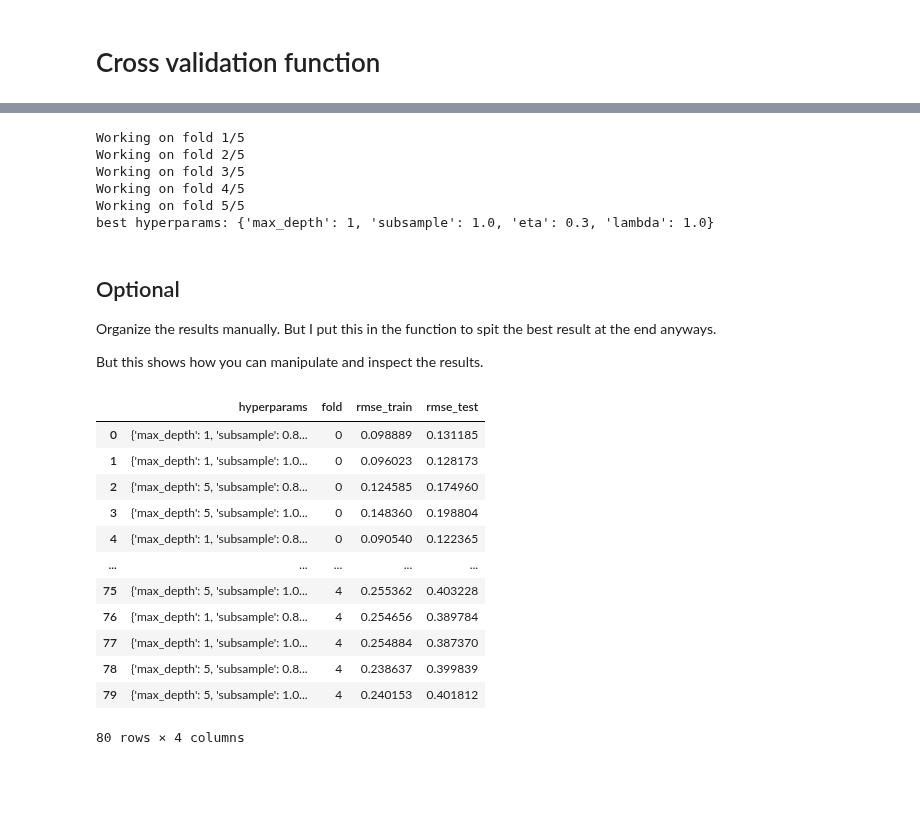
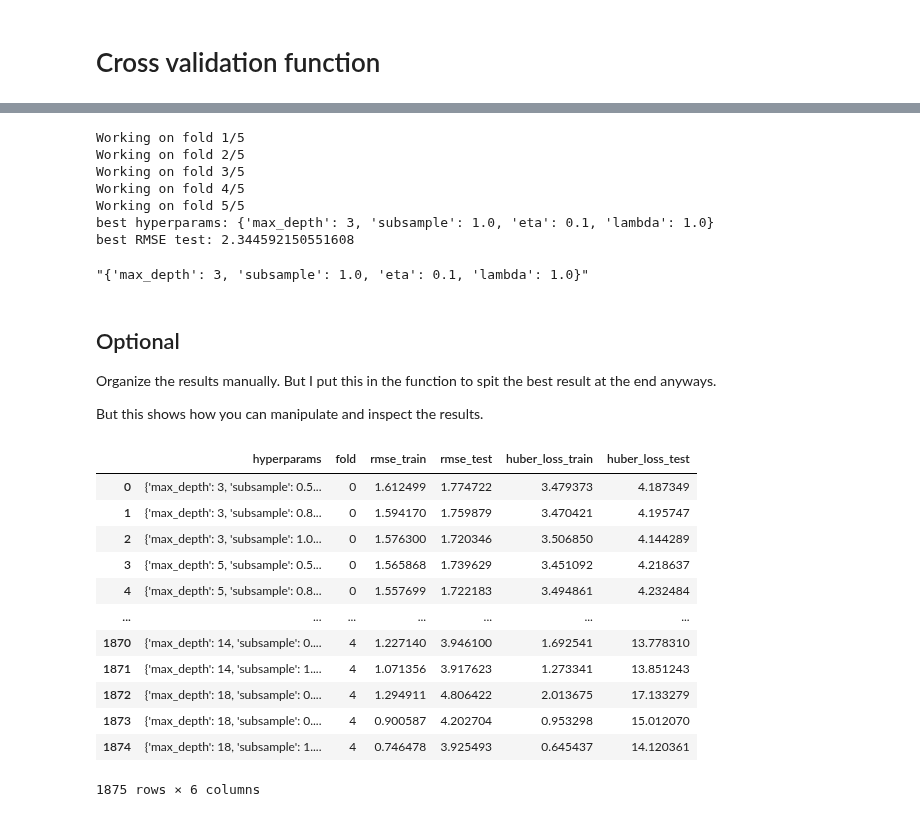
Before and after one commit to mattslyons/JLPS_capstone_project, a Jupyter notebook: modeling/anand_backup/2nd_stage_cv_func_anand.ipynb, the cells around one changed output, grey strips where cells are left out. Cells and saved outputs as stored; diff of their text form; code cells hidden in the pictures; blank space fills up the shorter version.

```diff
--- a/modeling/anand_backup/2nd_stage_cv_func_anand.ipynb
+++ b/modeling/anand_backup/2nd_stage_cv_func_anand.ipynb
@@ -854,0 +1074,8 @@ def time_series_cv(
+# %%
+predictor_name_s2 = target_name_s1 + "_hat"
+
+df_model_s2 = df_model_s1.dropna(subset=([y_var_s2, predictor_name_s2] + fixed_effects_cols))
+df_model_s2 = df_model_s2.sort_values('year_month').reset_index(drop=True)
+
+print(f"Size of 2nd stage df before filtering for modeling: {df_model_s1.shape}")
+print(f"Size of 2nd stage df after filtering for modeling: {df_model_s2.shape}")
@@ -854,0 +1126,11 @@ def time_series_cv(
+# %%
+stage2_params_best = {'max_depth': 18, 'subsample': 1.0, 'eta': 0.01, 'lambda': 1.0, 'n_estimators': 180}
+X = df_model_s2[[predictor_name_s2] + fixed_effects_cols]
+y = df_model_s2[y_var_s2]
+
+xgbr_s2_best = xgb.XGBRegressor(**stage2_params_best, random_state=20)
+xgbr_s2_best.fit(X, y)
+y_hat_s2 = xgbr_s2_best.predict(X)
+
+rmse_val = np.mean(((y - y_hat_s2)**2)**.5)
+print(rmse_val)
@@ -854,0 +1141,2 @@ def time_series_cv(
+# %%
+df_model_s2[y_var_s2+'_hat'] = y_hat_s2
@@ -855,6 +1168,6 @@ def time_series_cv(
 # %%
-output = time_series_cv(df, xvars = num_vars + counties + months, yvar = 'y_hematopoietic',
-  hyperparams = {'max_depth': [1, 5], 'subsample': [.8, 1], 'eta': [.1, .3], 'lambda': [1, .8]},
+output, best_hyperparams_s2 = time_series_cv(df_model_s2, xvars = ([target_name_s1] + fixed_effects_cols), yvar = y_var_s2,
+  hyperparams = {'max_depth': [3, 5, 10, 18], 'subsample': [.8, 1], 'eta': [.1, .3], 'lambda': [1, .8]},
   search_type = 'grid',
   folds = 5,
   verbose=1)
@@ -864,7 +1177,12 @@ Working on fold 2/5
 Working on fold 3/5
 Working on fold 4/5
 Working on fold 5/5
-best hyperparams: {'max_depth': 1, 'subsample': 1.0, 'eta': 0.3, 'lambda': 1.0}
+best hyperparams: {'max_depth': 3, 'subsample': 1.0, 'eta': 0.1, 'lambda': 1.0}
+best RMSE test: 2.344592150551608
+# %%
+best_hyperparams_s2
+# %% [output]
+"{'max_depth': 3, 'subsample': 1.0, 'eta': 0.1, 'lambda': 1.0}"
 # %% [markdown]
 ## Optional
 
@@ -874,24 +1192,26 @@ But this shows how you can manipulate and inspect the results.
 # %%
 output2 = pd.DataFrame({
   'hyperparams': output['hyperparams'],
   'fold': output['fold'],
   'rmse_train': output['rmse_train'],
-  'rmse_test': output['rmse_test']
+  'rmse_test': output['rmse_test'],
+  'huber_loss_train': output['huber_loss_train'],
+  'huber_loss_test': output['huber_loss_test']
 })
 output2
 # %% [output]
-|  | hyperparams | fold | rmse_train | rmse_test |
-| 0 | {'max_depth': 1, 'subsample': 0.8... | 0 | 0.098889 | 0.131185 |
-| 1 | {'max_depth': 1, 'subsample': 1.0... | 0 | 0.096023 | 0.128173 |
-| 2 | {'max_depth': 5, 'subsample': 0.8... | 0 | 0.124585 | 0.174960 |
-| 3 | {'max_depth': 5, 'subsample': 1.0... | 0 | 0.148360 | 0.198804 |
-| 4 | {'max_depth': 1, 'subsample': 0.8... | 0 | 0.090540 | 0.122365 |
-| ... | ... | ... | ... | ... |
-| 75 | {'max_depth': 5, 'subsample': 1.0... | 4 | 0.255362 | 0.403228 |
-| 76 | {'max_depth': 1, 'subsample': 0.8... | 4 | 0.254656 | 0.389784 |
-| 77 | {'max_depth': 1, 'subsample': 1.0... | 4 | 0.254884 | 0.387370 |
-| 78 | {'max_depth': 5, 'subsample': 0.8... | 4 | 0.238637 | 0.399839 |
-| 79 | {'max_depth': 5, 'subsample': 1.0... | 4 | 0.240153 | 0.401812 |
+|  | hyperparams | fold | rmse_train | rmse_test | huber_loss_train | huber_loss_test |
+| 0 | {'max_depth': 3, 'subsample': 0.5... | 0 | 1.612499 | 1.774722 | 3.479373 | 4.187349 |
+| 1 | {'max_depth': 3, 'subsample': 0.8... | 0 | 1.594170 | 1.759879 | 3.470421 | 4.195747 |
+| 2 | {'max_depth': 3, 'subsample': 1.0... | 0 | 1.576300 | 1.720346 | 3.506850 | 4.144289 |
+| 3 | {'max_depth': 5, 'subsample': 0.5... | 0 | 1.565868 | 1.739629 | 3.451092 | 4.218637 |
+| 4 | {'max_depth': 5, 'subsample': 0.8... | 0 | 1.557699 | 1.722183 | 3.494861 | 4.232484 |
+| ... | ... | ... | ... | ... | ... | ... |
+| 1870 | {'max_depth': 14, 'subsample': 0.... | 4 | 1.227140 | 3.946100 | 1.692541 | 13.778310 |
+| 1871 | {'max_depth': 14, 'subsample': 1.... | 4 | 1.071356 | 3.917623 | 1.273341 | 13.851243 |
+| 1872 | {'max_depth': 18, 'subsample': 0.... | 4 | 1.294911 | 4.806422 | 2.013675 | 17.133279 |
+| 1873 | {'max_depth': 18, 'subsample': 0.... | 4 | 0.900587 | 4.202704 | 0.953298 | 15.012070 |
+| 1874 | {'max_depth': 18, 'subsample': 1.... | 4 | 0.746478 | 3.925493 | 0.645437 | 14.120361 |
-80 rows × 4 columns
+1875 rows × 6 columns
 # %%
 output2['hyperparams'] = output2['hyperparams'].astype(str)
```
Also changed, not shown: parts of 48 cells of this notebook.
